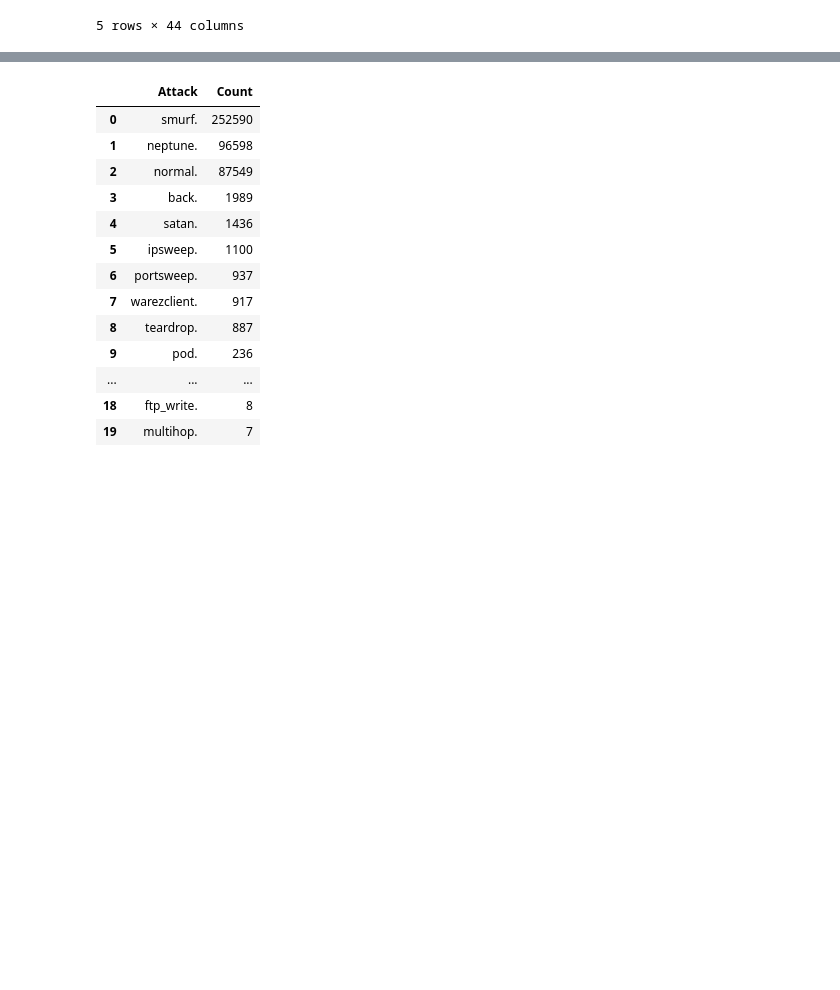
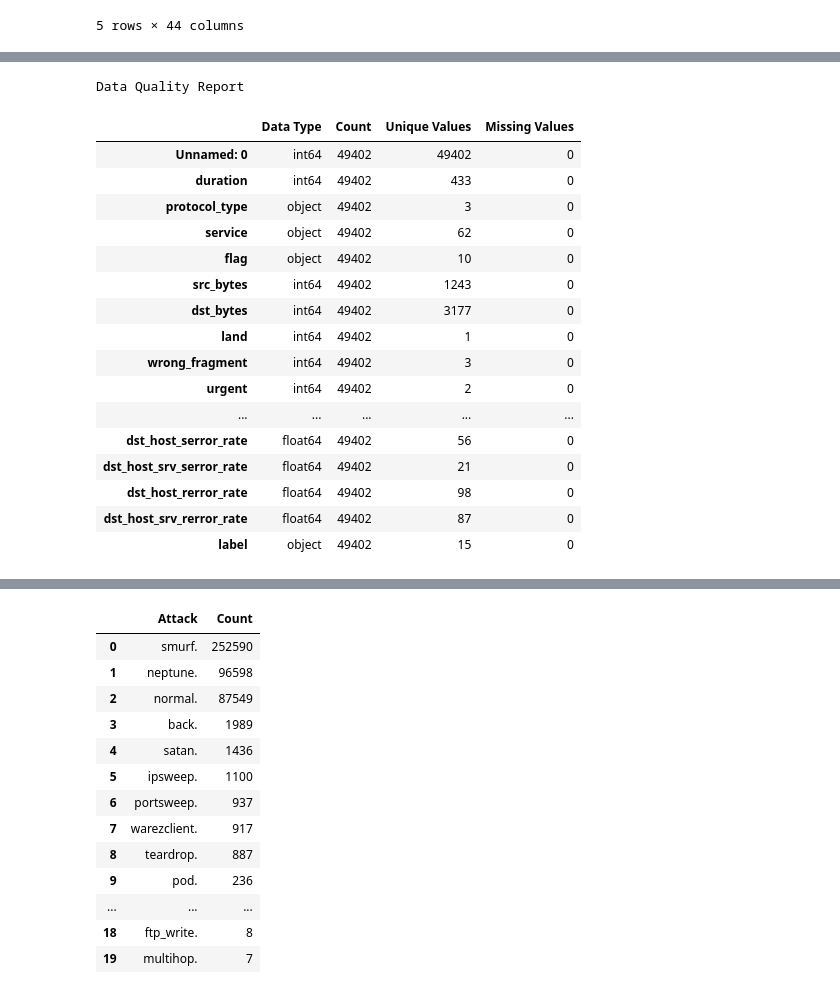
Before and after one commit to gabejg/DST-Assessment-01, a Jupyter notebook: Gabriel Grant/Assessment 01.ipynb, the cells around one changed output, grey strips where cells are left out. Cells and saved outputs as stored; diff of their text form; code cells hidden in the pictures; blank space fills up the shorter version.

```diff
--- a/Gabriel Grant/Assessment 01.ipynb
+++ b/Gabriel Grant/Assessment 01.ipynb
@@ -31,19 +36,20 @@ First we will create a data quality report on the data to get an overview of wha
 # %%
-#DataFrame with columns
-columns = pd.DataFrame(list(df_tr.columns.values[1:]))
+def data_qual(df):
+    global data_quality_report
+    #DataFrame with columns
+    columns = pd.DataFrame(list(df.columns.values[1:]))
 
-#DataFrame with data types
-data_types = pd.DataFrame(df_tr.dtypes, columns=['Data Type'])
+    #DataFrame with data types
+    data_types = pd.DataFrame(df.dtypes, columns=['Data Type'])
 
-#DataFrame with Count
-data_count = pd.DataFrame(df_tr.count(), columns=['Count'])
+    #DataFrame with Count
+    data_count = pd.DataFrame(df.count(), columns=['Count'])
 
-#DataFrame with unique values
-unique_value_counts = pd.DataFrame(columns=['Unique Values'])
-for v in list(df_tr.columns.values):
-    unique_value_counts.loc[v] = [df_tr[v].nunique()]
+    #DataFrame with unique values
+    unique_value_counts = pd.DataFrame(columns=['Unique Values'])
+    for v in list(df.columns.values):
+        unique_value_counts.loc[v] = [df[v].nunique()]
 
-missing_data_counts = pd.DataFrame(df_tr.isnull().sum(), columns=['Missing Values'])
-data_quality_report = data_types.join(data_count).join(unique_value_counts).join(missing_data_counts)
-print('Data Quality Report')
-data_quality_report
+    missing_data_counts = pd.DataFrame(df.isnull().sum(), columns=['Missing Values'])
+    data_quality_report = data_types.join(data_count).join(unique_value_counts).join(missing_data_counts)
+    print('Data Quality Report')
@@ -69,2 +78,24 @@ Data Quality Report
+# %%
+data_qual(df_test)
+data_quality_report
+# %% [output]
+Data Quality Report
+|  | Data Type | Count | Unique Values | Missing Values |
+| Unnamed: 0 | int64 | 49402 | 49402 | 0 |
+| duration | int64 | 49402 | 433 | 0 |
+| protocol_type | object | 49402 | 3 | 0 |
+| service | object | 49402 | 62 | 0 |
+| flag | object | 49402 | 10 | 0 |
+| src_bytes | int64 | 49402 | 1243 | 0 |
+| dst_bytes | int64 | 49402 | 3177 | 0 |
+| land | int64 | 49402 | 1 | 0 |
+| wrong_fragment | int64 | 49402 | 3 | 0 |
+| urgent | int64 | 49402 | 2 | 0 |
+| ... | ... | ... | ... | ... |
+| dst_host_serror_rate | float64 | 49402 | 56 | 0 |
+| dst_host_srv_serror_rate | float64 | 49402 | 21 | 0 |
+| dst_host_rerror_rate | float64 | 49402 | 98 | 0 |
+| dst_host_srv_rerror_rate | float64 | 49402 | 87 | 0 |
+| label | object | 49402 | 15 | 0 |
 # %% [markdown]
 What we are most interested in in this project is the ability to predict normal vs non-normal traffic, therefore we are going to count the number of each type of traffic under the "label" column to get an impression of what kinds of attacks occur and how numerous they are in comparison to the normal traffic.
```
Also changed, not shown: parts of 15 cells of this notebook.
